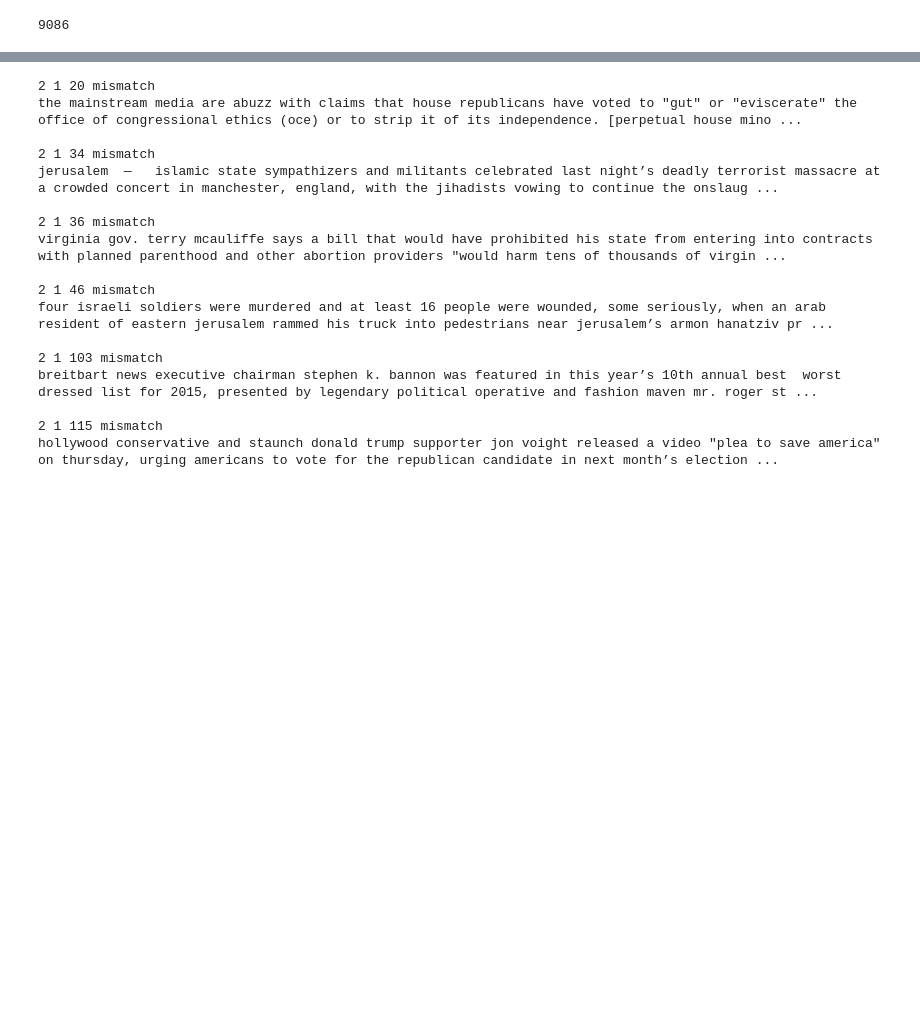
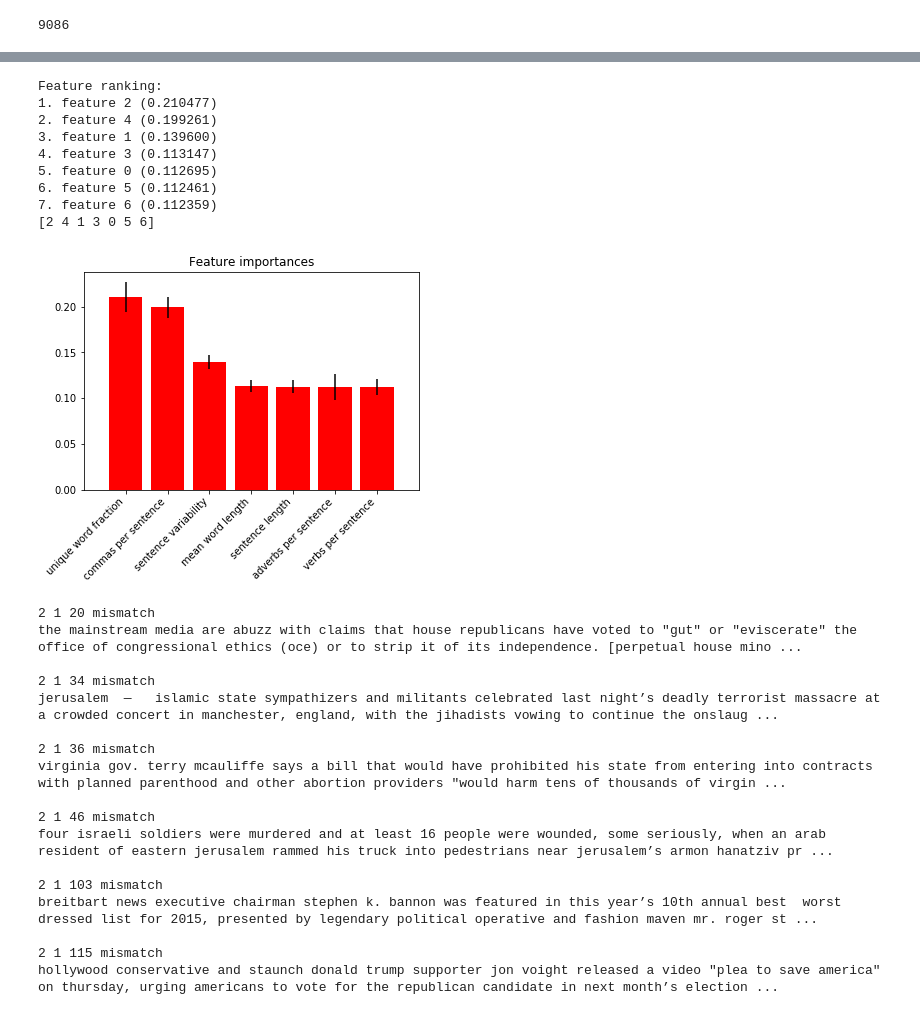
Before and after one commit to jwymbs23/insight, a Jupyter notebook: eda_news_articles.ipynb, the cells around one changed output, grey strips where cells are left out. Cells and saved outputs as stored; diff of their text form; code cells hidden in the pictures; blank space fills up the shorter version.

```diff
--- a/eda_news_articles.ipynb
+++ b/eda_news_articles.ipynb
@@ -549,14 +486,22 @@ sent_len_std = []
 unique_word_frac = []
 word_len = []
 cps = []
+adverb_ps = []
+sup_adv_ps = []
+verb_ps = []
 #feature names: word_count, sent_count, sent_len, unique_word_frac, word_len, sent_len_std, cps
-for i in pub_list:
+for i in [nyt, breit, wapo]:
     wc += i.word_count
     sent_len += i.sent_len
     word_len += i.word_len
     sent_len_std += i.sent_len_std
     unique_word_frac += i.unique_word_frac
     cps += i.cps
+    adverb_ps += [float(sum(dict_vals.values())/sl) for dict_vals, sl in zip(i.adverb_count, i.sent_count)]
+    sup_adv_ps += [float(dict_vals['WRB']/sl) for dict_vals, sl in zip(i.adverb_count, i.sent_count)]
+    verb_ps += [float(sum(dict_vals.values())/sl) for dict_vals, sl in zip(i.verb_count, i.sent_count)]
+#print(nyt.adverb_count)
+#print(total_adverb_ps[:10])
 #wc = nyt_wc + breit_wc + wapo_wc
 #sent_len = nyt_sent_len + breit_sent_len + wapo_sent_len
 #sent_len_std = nyt_sent_len_std + breit_sent_len_std + wapo_sent_len_std
@@ -566,9 +511,10 @@ for i in pub_list:
 #print(len(wc), len(word_length))
 # %%
 #combine features
-X = [[i, j, k, l, m] for i, j, k, l, m in zip(sent_len, sent_len_std, unique_word_frac, word_len, cps)]
+X = [[i, j, k, l, m, n, o] for i, j, k, l, m, n, o in zip(
+    sent_len, sent_len_std, unique_word_frac, word_len, cps, sup_adv_ps, verb_ps)]
 n_samples = len(X)
-data_boundaries = [len(i.word_count) for i in pub_list]
+data_boundaries = [len(i.word_count) for i in [nyt, breit, wapo]]
 print(data_boundaries)
 cumulative_bounds = [0]
 for ci, i in enumerate(data_boundaries):
@@ -678,3 +624,36 @@ Normalized confusion matrix
+# %%
+importances = clf.feature_importances_
+std = np.std([tree.feature_importances_ for tree in clf.estimators_],
+             axis=0)
+indices = np.argsort(importances)[::-1]
+
+# Print the feature ranking
+print("Feature ranking:")
+
+for f in range(len(X[0])):#.shape[1]):
+    print("%d. feature %d (%f)" % (f + 1, indices[f], importances[indices[f]]))
+feature_names = ['sentence length', 'sentence variability', 'unique word fraction',
+                 'mean word length', 'commas per sentence', 'adverbs per sentence', 'verbs per sentence']
+# Plot the feature importances of the forest
+plt.figure()
+plt.title("Feature importances")
+plt.bar(range(len(X[0])), importances[indices],
+       color="r", yerr=std[indices], align="center")
+print(indices)
+plt.xticks(range(len(X[0])), [feature_names[i] for i in indices], rotation = 45, ha = 'right')
+plt.xlim([-1, len(X[0])])
+plt.show()
+# %% [output]
+Feature ranking:
+1. feature 2 (0.210477)
+2. feature 4 (0.199261)
+3. feature 1 (0.139600)
+4. feature 3 (0.113147)
+5. feature 0 (0.112695)
+6. feature 5 (0.112461)
+7. feature 6 (0.112359)
+[2 4 1 3 0 5 6]
+[figure, added]
 # %%
 conf_mat = np.zeros((3,3))
 count = 0
```
Also changed, not shown: parts of 32 cells of this notebook.
